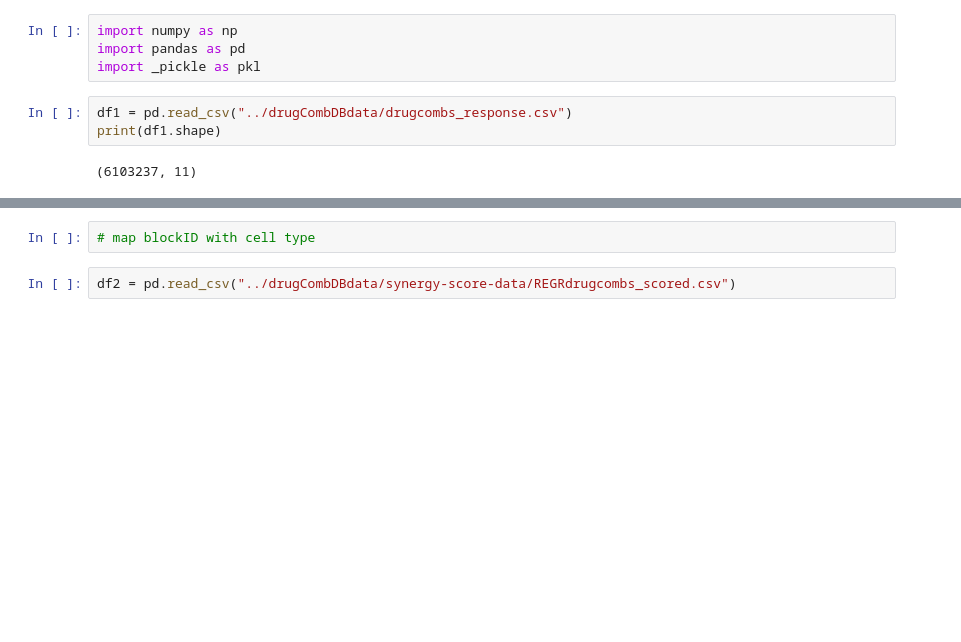
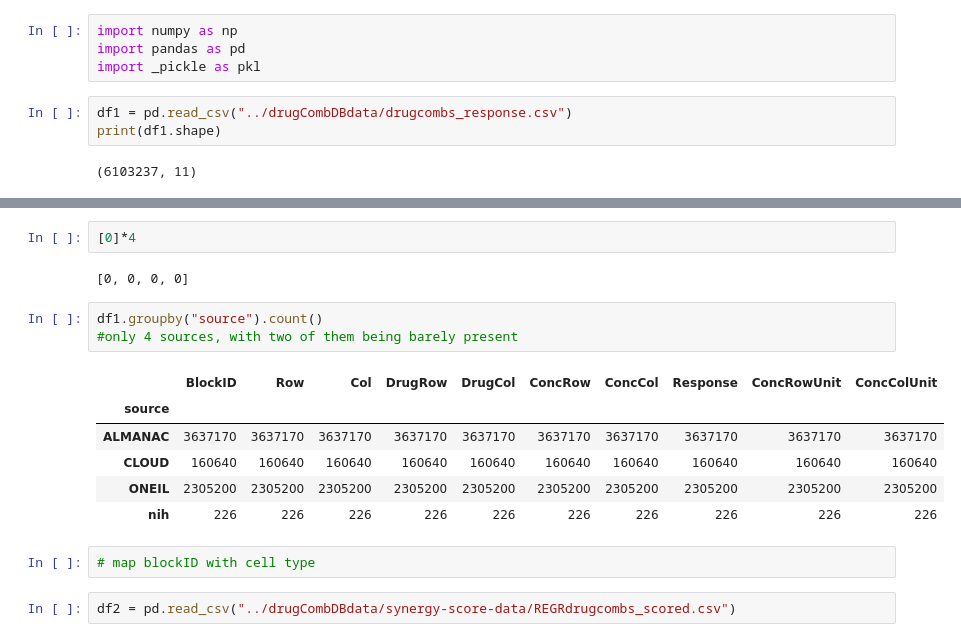
Before and after one commit to stefanhuber1510/marbleProject, a Jupyter notebook: scoring/reconstructGlobalClassifier.ipynb, the cells around one changed output, grey strips where cells are left out. Cells and saved outputs as stored; diff of their text form; blank space fills up the shorter version.

```diff
--- a/scoring/reconstructGlobalClassifier.ipynb
+++ b/scoring/reconstructGlobalClassifier.ipynb
@@ -30,3 +14,17 @@ df1[df1["source"]=="ONEIL"]
+# %%
+[0]*4
+# %% [output]
+[0, 0, 0, 0]
+# %%
+df1.groupby("source").count()
+#only 4 sources, with two of them being barely present
+# %% [output]
+|  | BlockID | Row | Col | DrugRow | DrugCol | ConcRow | ConcCol | Response | ConcRowUnit | ConcColUnit |
+| source |  |  |  |  |  |  |  |  |  |  |
+| ALMANAC | 3637170 | 3637170 | 3637170 | 3637170 | 3637170 | 3637170 | 3637170 | 3637170 | 3637170 | 3637170 |
+| CLOUD | 160640 | 160640 | 160640 | 160640 | 160640 | 160640 | 160640 | 160640 | 160640 | 160640 |
+| ONEIL | 2305200 | 2305200 | 2305200 | 2305200 | 2305200 | 2305200 | 2305200 | 2305200 | 2305200 | 2305200 |
+| nih | 226 | 226 | 226 | 226 | 226 | 226 | 226 | 226 | 226 | 226 |
 # %%
 # map blockID with cell type
 # %%
```
Also changed, not shown: parts of 5 cells of this notebook, 3 other files.
